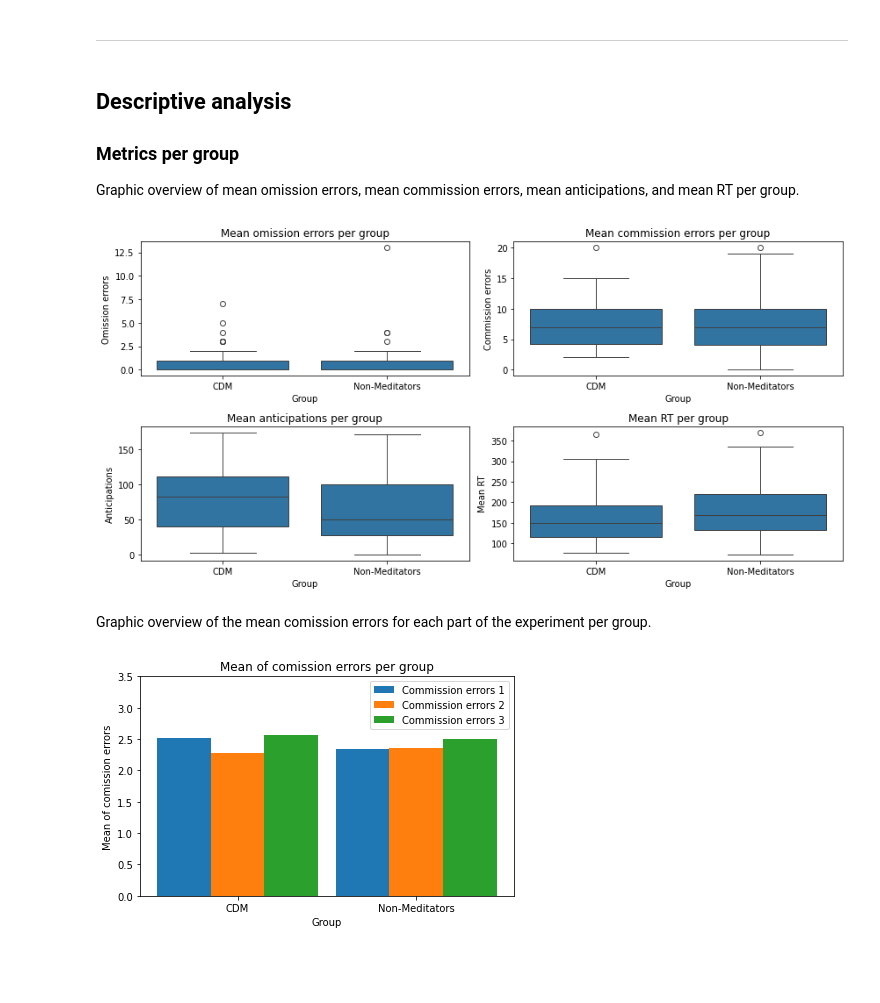
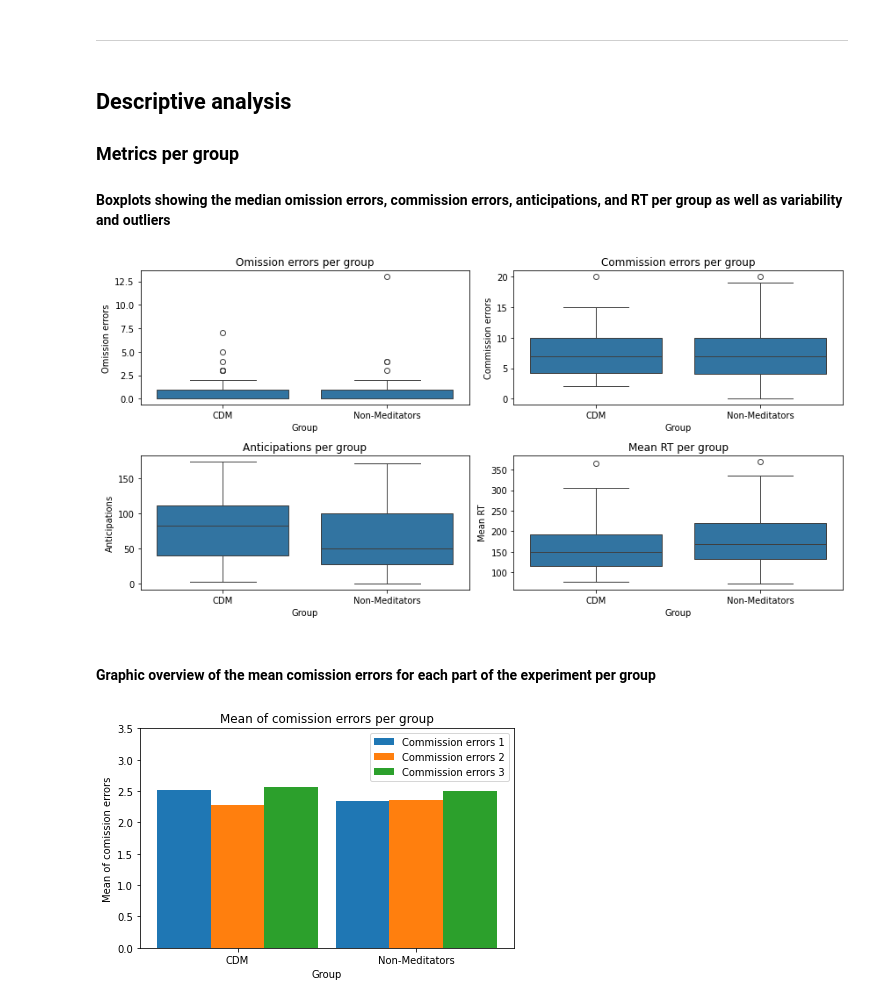
Before and after one commit to sschelper/Bachelorthesis, a Jupyter notebook: BA_analysis.ipynb, the cells around one changed output. Drawn from its saved outputs; the diff is of its cells as text; code cells hidden in the pictures; blank space fills up the shorter version.

```diff
--- a/BA_analysis.ipynb
+++ b/BA_analysis.ipynb
@@ -287,7 +248,7 @@ The p-value is greater than the common significance level of 0.05. Therefore, it
 # %% [markdown]
 ## Descriptive analysis
 ### Metrics per group
-Graphic overview of mean omission errors, mean commission errors, mean anticipations, and mean RT per group.
+#### Boxplots showing the median omission errors, commission errors, anticipations, and RT per group as well as variability and outliers
 # %%
 # Set up the matplotlib figure
 plt.figure(figsize=(12, 6))
@@ -295,43 +256,43 @@ plt.figure(figsize=(12, 6))
 # Create a boxplot for omission Errors
 plt.subplot(2, 2, 1)
 sns.boxplot(x='style', y='om_errors', data=sart_data, color='tab:blue')
-plt.title('Mean omission errors per group')
+plt.title('Omission errors per group')
 plt.xlabel('Group')
 plt.ylabel('Omission errors')
 
 # Create a boxplot for commission Errors
 plt.subplot(2, 2, 2)
 sns.boxplot(x='style', y='com_errors', data=sart_data, color='tab:blue')
-plt.title('Mean commission errors per group')
+plt.title('Commission errors per group')
 plt.xlabel('Group')
 plt.ylabel('Commission errors')
 
 # Create a boxplot for anticipations
 plt.subplot(2, 2, 3)
 sns.boxplot(x='style', y='anticipations', data=sart_data, color='tab:blue')
-plt.title('Mean anticipations per group')
+plt.title('Anticipations per group')
 plt.xlabel('Group')
 plt.ylabel('Anticipations')
 
 # Create a boxplot for mean RT
 plt.subplot(2, 2, 4)
 sns.boxplot(x='style', y='mean_RT', data=sart_data, color='tab:blue')
 plt.title('Mean RT per group')
 plt.xlabel('Group')
 plt.ylabel('Mean RT')
 
 # Adjust layout
 plt.tight_layout()
 
 # Save the plot as a PDF file
 plt.savefig('boxplots.pdf')
 
 # Show the plot
 plt.show()
 # %% [output]
-[figure, old version]
+[figure, new version]
 # %% [markdown]
-Graphic overview of the mean comission errors for each part of the experiment per group.
+#### Graphic overview of the mean comission errors for each part of the experiment per group
 # %%
 # Calculate the mean of com_errors_1, com_errors_2, and com_errors_3 for each group
 grouped_data = sart_data.groupby('style')[['com_errors_1', 'com_errors_2', 'com_errors_3']].mean().reset_index()
```
Also changed, not shown: parts of 17 cells of this notebook.
